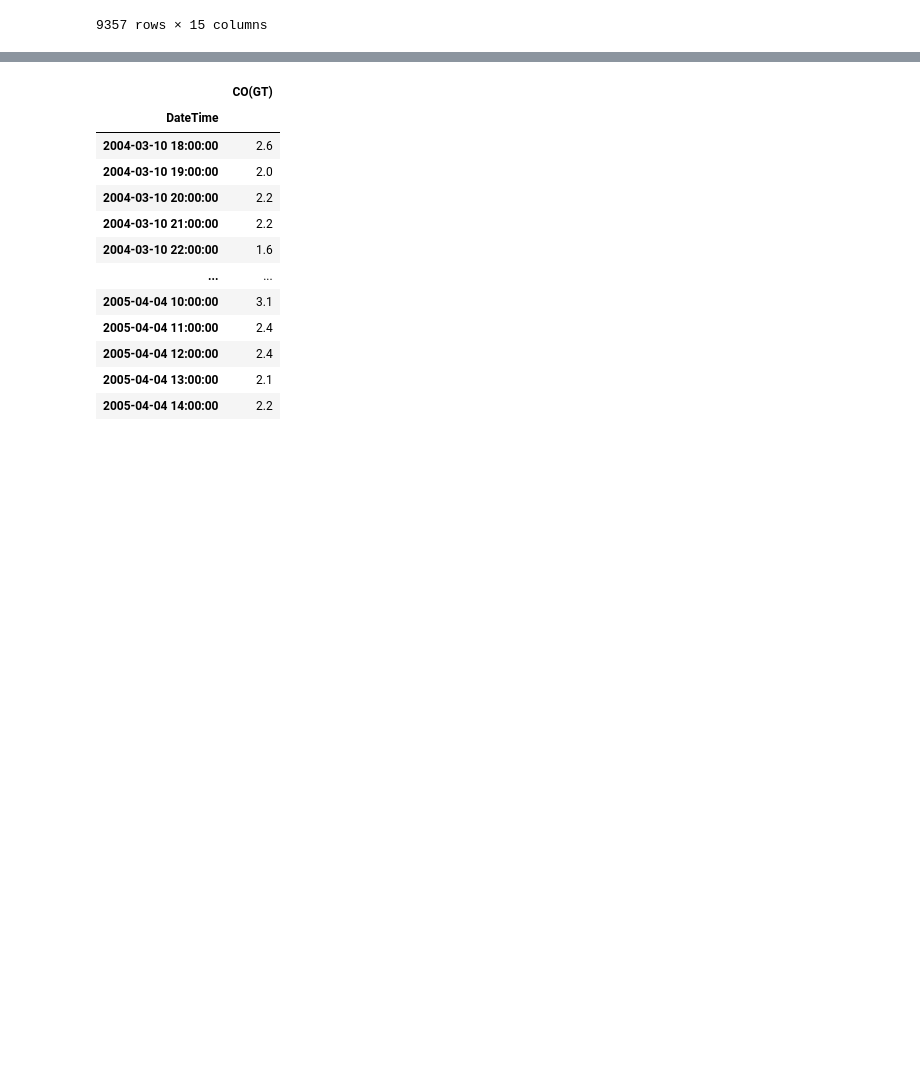
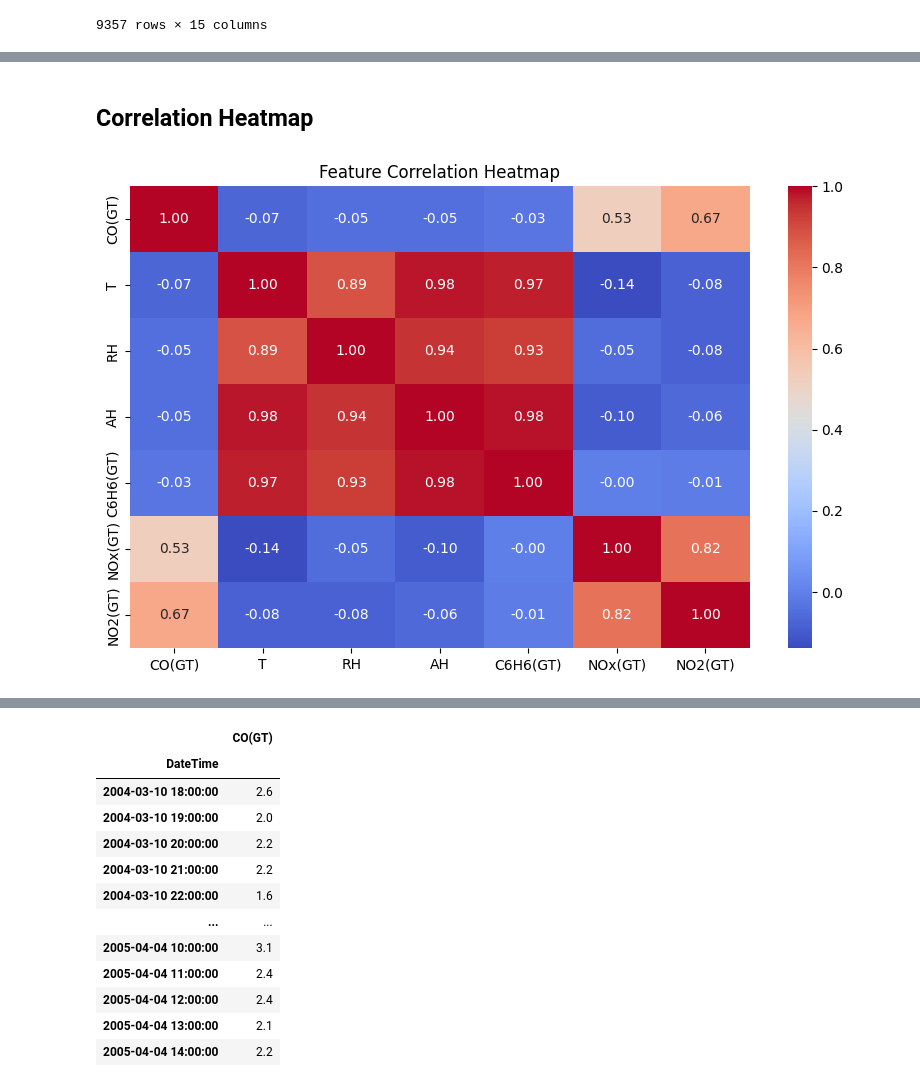
Before and after one commit to AaditiG1/AirQuality_AI, a Jupyter notebook: AirQuality.ipynb, the cells around one changed output, grey strips where cells are left out. Drawn from its saved outputs; the diff is of its cells as text; code cells hidden in the pictures; blank space fills up the shorter version.

```diff
--- a/AirQuality.ipynb
+++ b/AirQuality.ipynb
@@ -58,0 +211,14 @@ df
+# %% [markdown]
+## Correlation Heatmap
+# %%
+import seaborn as sns
+
+# Select numeric columns for correlation
+numeric_cols = ['CO(GT)', 'T', 'RH', 'AH', 'C6H6(GT)', 'NOx(GT)', 'NO2(GT)']
+
+plt.figure(figsize=(10,6))
+sns.heatmap(df[numeric_cols].corr(), annot=True, cmap='coolwarm', fmt=".2f")
+plt.title('Feature Correlation Heatmap')
+plt.show()
+# %% [output]
+[figure, added]
```
Also changed, not shown: parts of 74 cells of this notebook.
